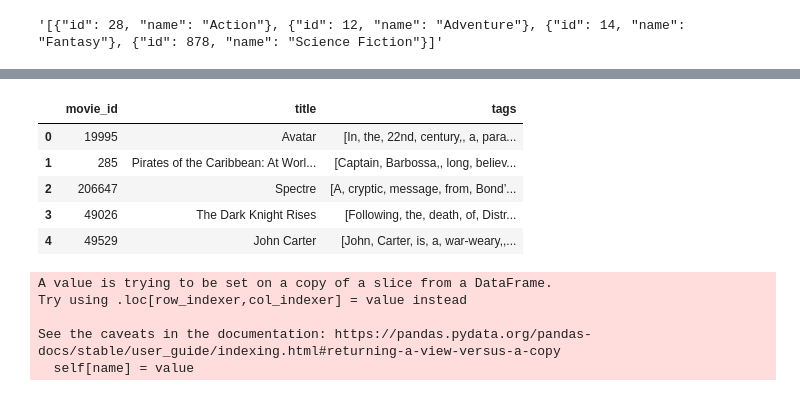
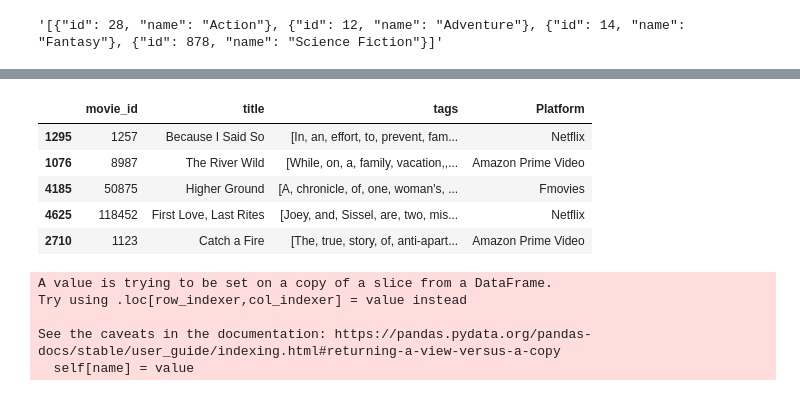
Before and after one commit to varunmalani/Movie-Reccomendation-System, a Jupyter notebook: movie_recc_system.ipynb, the cells around one changed output, grey strips where cells are left out. Drawn from its saved outputs; the diff is of its cells as text; code cells hidden in the pictures.

```diff
--- a/movie_recc_system.ipynb
+++ b/movie_recc_system.ipynb
@@ -6,7 +6,7 @@ import numpy as np
 # Converts string into list
 import ast
 # %%
-movies = pd.read_csv('tmdb_5000_movies.csv')
+movies = pd.read_excel('movies1.xlsx')
 credits = pd.read_csv('tmdb_5000_credits.csv')
 # %%
 movies.head(2)
@@ -38,7 +39,7 @@ movies.head(2)
 # title
 # cast
 # crew
-movies = movies[['movie_id', 'title', 'overview', 'genres', 'keywords', 'cast', 'crew']]
+movies = movies[['movie_id', 'title', 'overview', 'genres', 'keywords', 'Platform', 'cast', 'crew']]
 # %%
 movies.head(2)
 # %% [output]
@@ -99,7 +101,7 @@ def convert3(obj):
     for i in ast.literal_eval(obj) :
         if counter !=3:
             L.append(i['name'])
-            counter++1
+            counter+=1
         else:
             break
     return L
@@ -154,13 +158,13 @@ movies.head()
 # %%
-new_df = movies[['movie_id', 'title', 'tags']]
-new_df.head()
+new_df = movies[['movie_id', 'title', 'tags', 'Platform']]
+new_df.sample(5)
 # %% [output]
-|  | movie_id | title | tags |
-| 0 | 19995 | Avatar | [In, the, 22nd, century,, a, para... |
-| 1 | 285 | Pirates of the Caribbean: At Worl... | [Captain, Barbossa,, long, believ... |
-| 2 | 206647 | Spectre | [A, cryptic, message, from, Bond’... |
-| 3 | 49026 | The Dark Knight Rises | [Following, the, death, of, Distr... |
-| 4 | 49529 | John Carter | [John, Carter, is, a, war-weary,,... |
+|  | movie_id | title | tags | Platform |
+| 1295 | 1257 | Because I Said So | [In, an, effort, to, prevent, fam... | Netflix |
+| 1076 | 8987 | The River Wild | [While, on, a, family, vacation,,... | Amazon Prime Video |
+| 4185 | 50875 | Higher Ground | [A, chronicle, of, one, woman's, ... | Fmovies |
+| 4625 | 118452 | First Love, Last Rites | [Joey, and, Sissel, are, two, mis... | Netflix |
+| 2710 | 1123 | Catch a Fire | [The, true, story, of, anti-apart... | Amazon Prime Video |
 # %%
 # Converting a list into string
 new_df.tags = new_df.tags.apply(lambda x: " ".join(x))
```
Also changed, not shown: parts of 22 cells of this notebook, 1 other file.
